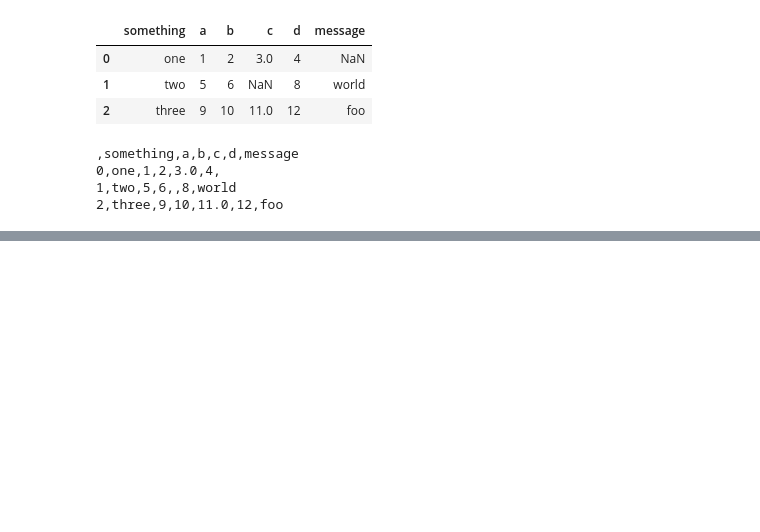
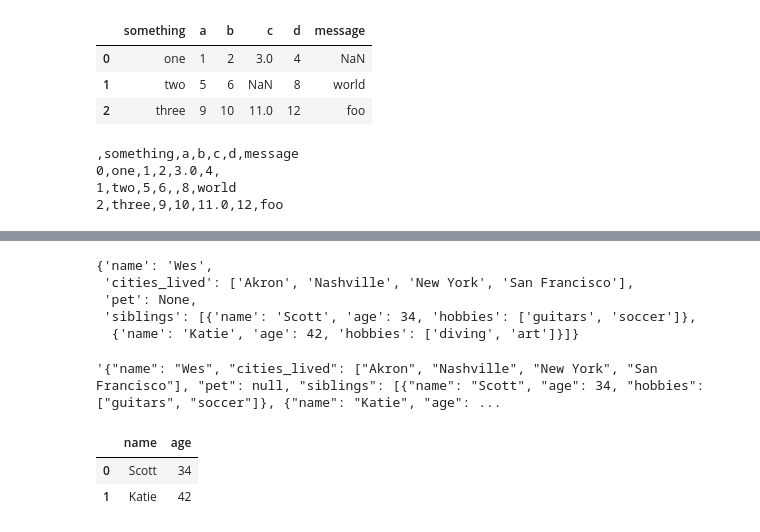
Before and after one commit to isj0/Intro-to-Data-Science, a Jupyter notebook: Pandas/Data Input Output.ipynb, the cells around one changed output, grey strips where cells are left out. Cells and saved outputs as stored; diff of their text form; code cells hidden in the pictures; blank space fills up the shorter version.

```diff
--- a/Pandas/Data Input Output.ipynb
+++ b/Pandas/Data Input Output.ipynb
@@ -233,0 +291,9 @@ data.to_csv("examples/out.csv")
+# %%
+obj = """
+{"name": "Wes",
+ "cities_lived": ["Akron", "Nashville", "New York", "San Francisco"],
+ "pet": null,
+ "siblings": [{"name": "Scott", "age": 34, "hobbies": ["guitars", "soccer"]},
+              {"name": "Katie", "age": 42, "hobbies": ["diving", "art"]}]
+}
+"""
@@ -233,0 +302,10 @@ data.to_csv("examples/out.csv")
+# %%
+result = json.loads(obj)
+
+result
+# %% [output]
+{'name': 'Wes',
+ 'cities_lived': ['Akron', 'Nashville', 'New York', 'San Francisco'],
+ 'pet': None,
+ 'siblings': [{'name': 'Scott', 'age': 34, 'hobbies': ['guitars', 'soccer']},
+  {'name': 'Katie', 'age': 42, 'hobbies': ['diving', 'art']}]}
@@ -233,0 +314,12 @@ data.to_csv("examples/out.csv")
+# %%
+asjson
+# %% [output]
+'{"name": "Wes", "cities_lived": ["Akron", "Nashville", "New York", "San Francisco"], "pet": null, "siblings": [{"name": "Scott", "age": 34, "hobbies": ["guitars", "soccer"]}, {"name": "Katie", "age": ...
+# %%
+siblings = pd.DataFrame(result["siblings"], columns=["name", "age"])
+# %%
+siblings
+# %% [output]
+|  | name | age |
+| 0 | Scott | 34 |
+| 1 | Katie | 42 |
```
Also changed, not shown: parts of 48 cells of this notebook, 2 other files.
